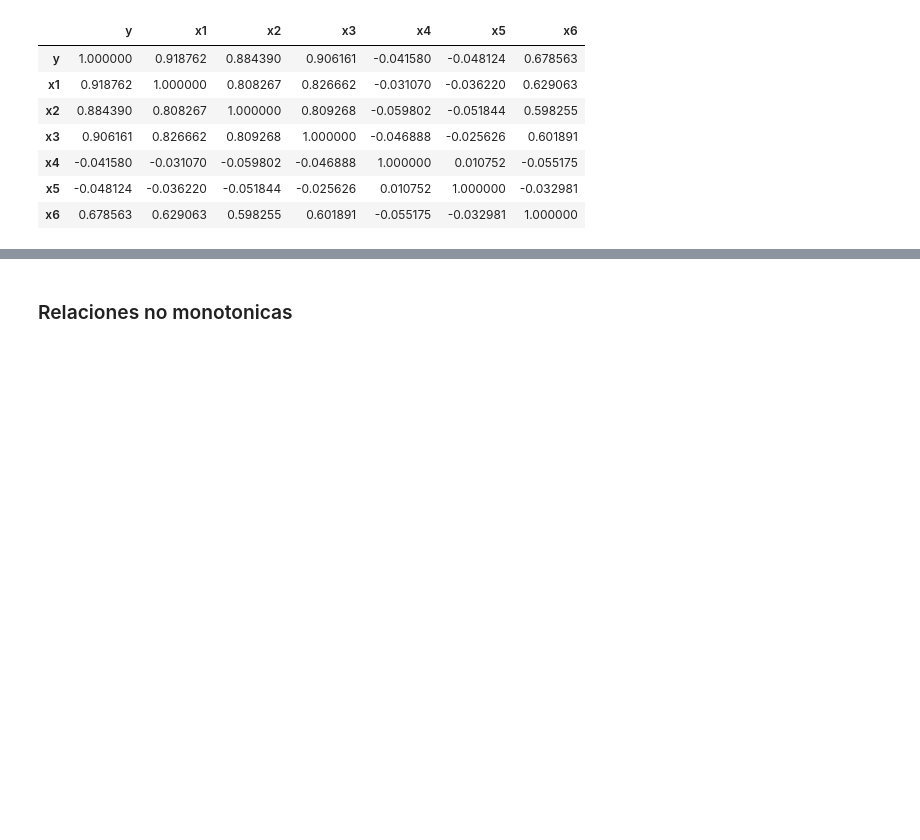
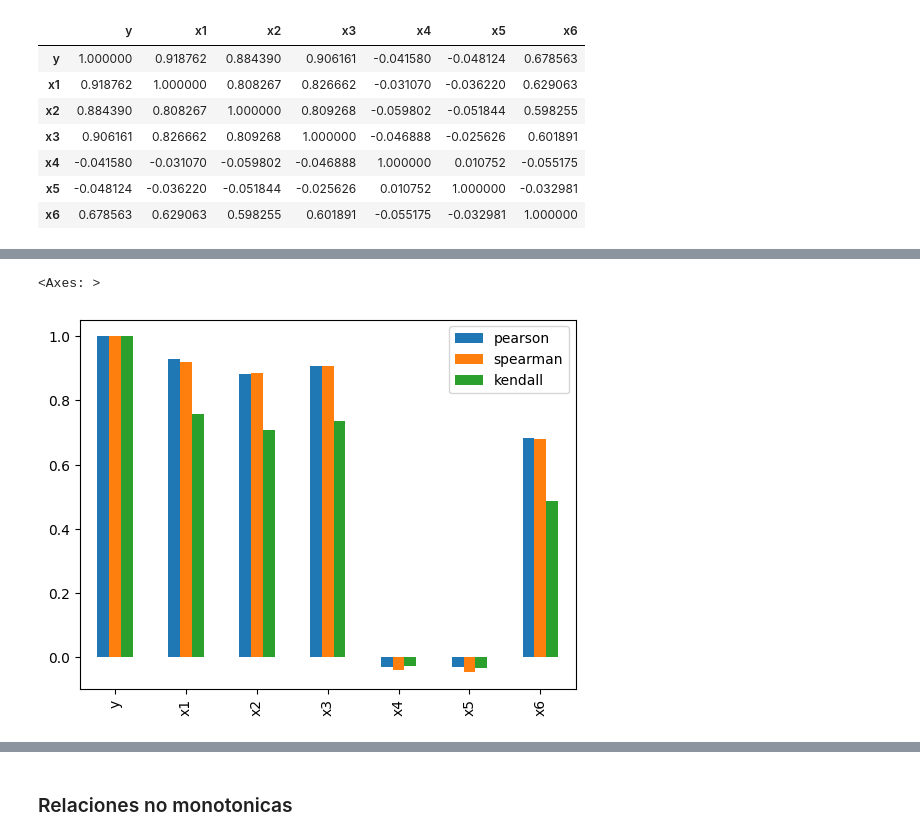
Before and after one commit to JairArcos/CountingStars, a Jupyter notebook: python_correlaciones.ipynb, the cells around one changed output, grey strips where cells are left out. Cells and saved outputs as stored; diff of their text form; code cells hidden in the pictures; blank space fills up the shorter version.

```diff
--- a/python_correlaciones.ipynb
+++ b/python_correlaciones.ipynb
@@ -73,7 +83,8 @@ data.corr(numeric_only=True,method='kendall')
   - **No se requiere distribución normal**: No asume que los datos sigan una distribución normal, lo que lo hace útil para datos no paramétricos.
   - **Menos afectado por valores atípicos**: Es más robusto que Pearson a la presencia de valores atípicos.
 # %%
-data.corr(numeric_only=True,method='spearman')
+tab_s = data.corr(numeric_only=True,method='spearman')
+tab_s
 # %% [output]
 |  | y | x1 | x2 | x3 | x4 | x5 | x6 |
 | y | 1.000000 | 0.918762 | 0.884390 | 0.906161 | -0.041580 | -0.048124 | 0.678563 |
@@ -83,3 +94,8 @@ data.corr(numeric_only=True,method='spearman')
 | x4 | -0.041580 | -0.031070 | -0.059802 | -0.046888 | 1.000000 | 0.010752 | -0.055175 |
 | x5 | -0.048124 | -0.036220 | -0.051844 | -0.025626 | 0.010752 | 1.000000 | -0.032981 |
 | x6 | 0.678563 | 0.629063 | 0.598255 | 0.601891 | -0.055175 | -0.032981 | 1.000000 |
+# %%
+corr = tab_r[['y']]
+corr.rename({'y':'pearson'},inplace=True,axis=1)
+# %%
+corr['spearman'] = tab_s['y']
@@ -85,0 +108,2 @@ data.corr(numeric_only=True,method='spearman')
+# %%
+corr['kendall'] = tab_k['y']
@@ -85,0 +127,5 @@ data.corr(numeric_only=True,method='spearman')
+# %%
+corr.plot(kind='bar')
+# %% [output]
+<Axes: >
+[figure, added]
```
Also changed, not shown: parts of 29 cells of this notebook.
